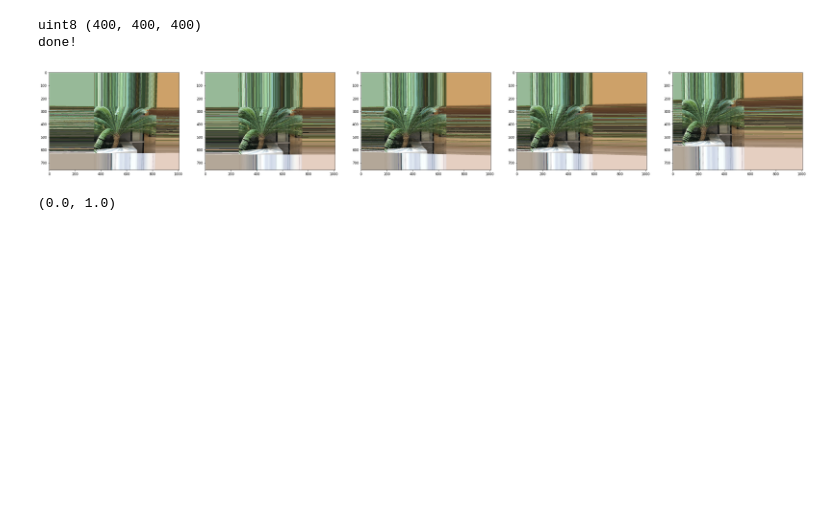
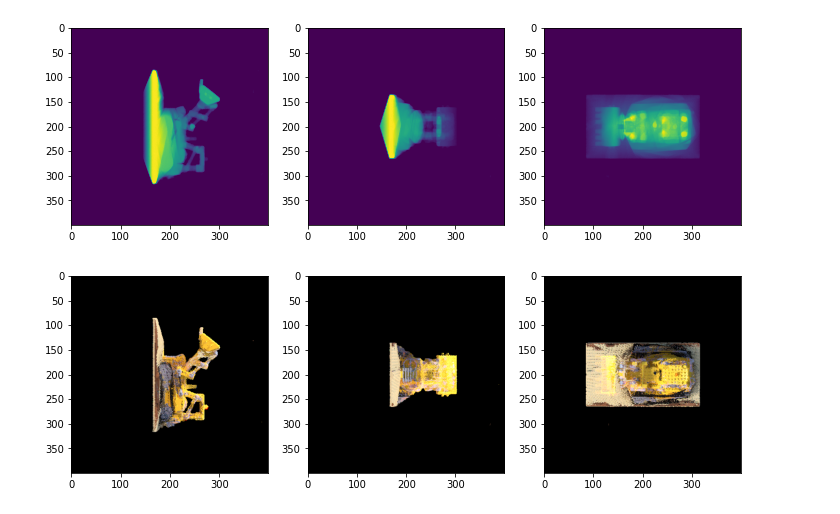
Before and after one commit to naruya/VaxNeRF, a Jupyter notebook: visualhull.ipynb, the cells around one changed output. Cells and saved outputs as stored; diff of their text form; code cells hidden in the pictures; blank space fills up the shorter version.

```diff
--- a/visualhull.ipynb
+++ b/visualhull.ipynb
@@ -190,62 +92,17 @@ for idx in range(0, len(dataset.rays.origins), 2):
-# %%
-# shape
-voxel_s = np.zeros([vsize, vsize, vsize]).astype(np.bool)
-
-for idx in tqdm(range(dataset.size)):
-    o = dataset.rays.origins[idx]
-    d = dataset.rays.directions[idx]
-    img = dataset.images[idx]
-    mask = np.sum(img != 1., axis=2) != 0
-    # remove whiteout
-    mask = cv2.morphologyEx(mask.astype(np.uint8), cv2.MORPH_CLOSE, np.ones((3,3)))
-    # dilation (It makes appearance worse, but recommended for voxel initialization)
-    mask = cv2.dilate(mask.astype(np.uint8), np.ones((3,3)), iterations=1)
-    voxel_s += carve_voxel(o, d, mask).block_until_ready()
-
-voxel_s = (voxel_s == 100).astype(jnp.uint8)
-
-if FLAGS.vh_save == "shape":
-    print(voxel_s.dtype, voxel_s.shape)
-    np.save(os.path.join(FLAGS.voxel_dir, target, "voxel.npy"), voxel_s)
-    print("done!")
-
-
-if FLAGS.vh_save == "color" or FLAGS.vh_test:
-    # color
-    voxel_c = device_put(jnp.ones([vsize, vsize, vsize, 3]).astype(jnp.float32))  # white
-    voxel_t = device_put(jnp.zeros([vsize, vsize, vsize]).astype(jnp.int16) + (vsize+1))
-
-    for idx in tqdm(range(dataset.size)):
-        o = dataset.rays.origins[idx]
-        d = dataset.rays.directions[idx]
-        img = dataset.images[idx]
-        output = paint_voxel(o, d, img, voxel_c, voxel_t, voxel_s)
-        jax.tree_map(lambda x: x.block_until_ready(), output)
-        voxel_t, voxel_c = output
-
-    if FLAGS.vh_save == "color":
-        print(voxel_c.dtype, voxel_c.shape)
-        np.save(os.path.join(FLAGS.voxel_dir, target, "voxel.npy"), voxel_c)
-        print("done!")
-
-
-if FLAGS.vh_test:
-    # test
-    N = 5
-    plt.figure(figsize=(40,8))
-    for i in range(N):
-        o = dataset.rays.origins[i]
-        d = dataset.rays.directions[i]
-        frame = render_voxel(voxel_s, voxel_c, o, d)
-        plt.subplot(1,N,i+1); plt.imshow(frame)
-    # plt.savefig(os.path.join(FLAGS.voxel_dir, target, "voxel.png"))
-    plt.show()
-    # plt.close()
-# %% [output]
-uint8 (400, 400, 400)
-done!
-[figure, removed]
-# %%
-FLAGS.near, FLAGS.far
-# %% [output]
-(0.0, 1.0)
+# %%
+voxel = np.load("data/voxel_dil7/lego/voxel.npy")
+plt.figure(figsize=(12,4))
+plt.subplot(1,3,1); plt.imshow(np.sum(voxel, axis=0))
+plt.subplot(1,3,2); plt.imshow(np.sum(voxel, axis=1))
+plt.subplot(1,3,3); plt.imshow(np.sum(voxel, axis=2))
+plt.show()
+
+voxel = np.load("data/voxel_dil7/lego/voxel_color.npy")
+plt.figure(figsize=(12,4))
+plt.subplot(1,3,1); plt.imshow(np.max(voxel, axis=0))
+plt.subplot(1,3,2); plt.imshow(np.max(voxel, axis=1))
+plt.subplot(1,3,3); plt.imshow(np.max(voxel, axis=2))
+plt.show()
+# %% [output]
+[figure, added]
+[figure, added]
```
Also changed, not shown: parts of 9 cells of this notebook, 3 other files.
